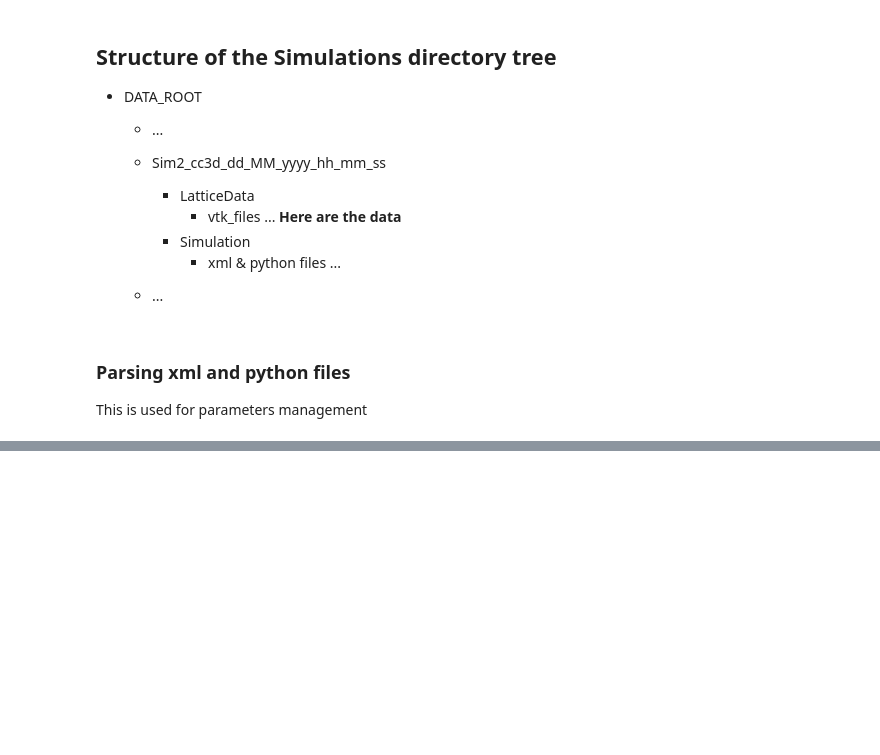
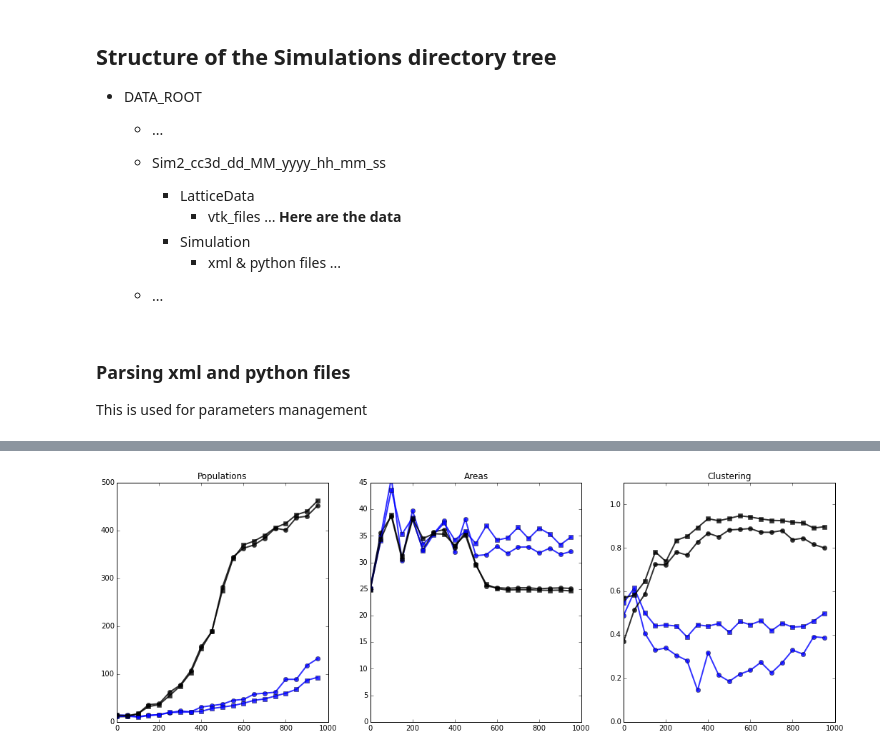
Before and after one commit to glyg/CancerStemCells_GGH, a Jupyter notebook: Notebooks/CompuCell3D simulations Importer.ipynb, the cells around one changed output, grey strips where cells are left out. Cells and saved outputs as stored; diff of their text form; code cells hidden in the pictures; blank space fills up the shorter version.

```diff
--- a/Notebooks/CompuCell3D simulations Importer.ipynb
+++ b/Notebooks/CompuCell3D simulations Importer.ipynb
@@ -413,0 +480,43 @@ fig
+# %%
+def cell_averages(tumor):
+
+
+    cell_df = tumor.cell_df
+    tumor.is_csc = cell_df.loc[cell_df.type == 1].index
+    tumor.is_npc = cell_df.loc[cell_df.type == 2].index
+
+    tumor.n_csc = (cell_df.type == 1).groupby(level='t').sum()
+    tumor.n_npc = (cell_df.type == 2).groupby(level='t').sum()
+
+    tumor.area_csc = cell_df.area.loc[tumor.is_csc].groupby(level='t').apply(np.mean)
+    tumor.area_npc = cell_df.area.loc[tumor.is_npc].groupby(level='t').apply(np.mean)
+
+    tumor.entropy_csc = cell_df.entropy.loc[tumor.is_csc].groupby(level='t').apply(np.mean)
+    tumor.entropy_npc = cell_df.entropy.loc[tumor.is_npc].groupby(level='t').apply(np.mean)
+
+    tumor.pis_csc = cell_df.pis.loc[tumor.is_csc].groupby(level='t').apply(np.mean)
+    tumor.pis_npc = cell_df.pis.loc[tumor.is_npc].groupby(level='t').apply(np.mean)
+# %%
+fig, axes = plt.subplots(1, 3)
+fig.set_size_inches(18, 6)
+
+
+for tumor, style in zip([tumor0, tumor1], ['o-', 's-']):
+    cell_averages(tumor)
+
+    axes[0].plot(tumor.n_csc.index, tumor.n_csc, 'b'+style, lw=2, alpha=0.8)
+    axes[0].plot(tumor.n_npc.index, tumor.n_npc, 'k'+style, lw=2, alpha=0.8)
+    axes[0].set_title('Populations')
+
+    axes[1].plot(tumor.area_csc.index, tumor.area_csc, 'b'+style, lw=2, alpha=0.8)
+    axes[1].plot(tumor.area_npc.index, tumor.area_npc, 'k'+style, lw=2, alpha=0.8)
+    axes[1].set_title('Areas')
+    axes[1].set_ylim(0, 45)
+
+
+    axes[2].plot(tumor.pis_csc.index, tumor.pis_csc, 'b'+style, lw=2, alpha=0.8)
+    axes[2].plot(tumor.pis_npc.index, tumor.pis_npc, 'k'+style, lw=2, alpha=0.8)
+    axes[2].set_title('Clustering')
+    axes[2].set_ylim(0, 1.1)
+# %% [output]
+[figure, added]
```
Also changed, not shown: parts of 42 cells of this notebook, 2 other files.
